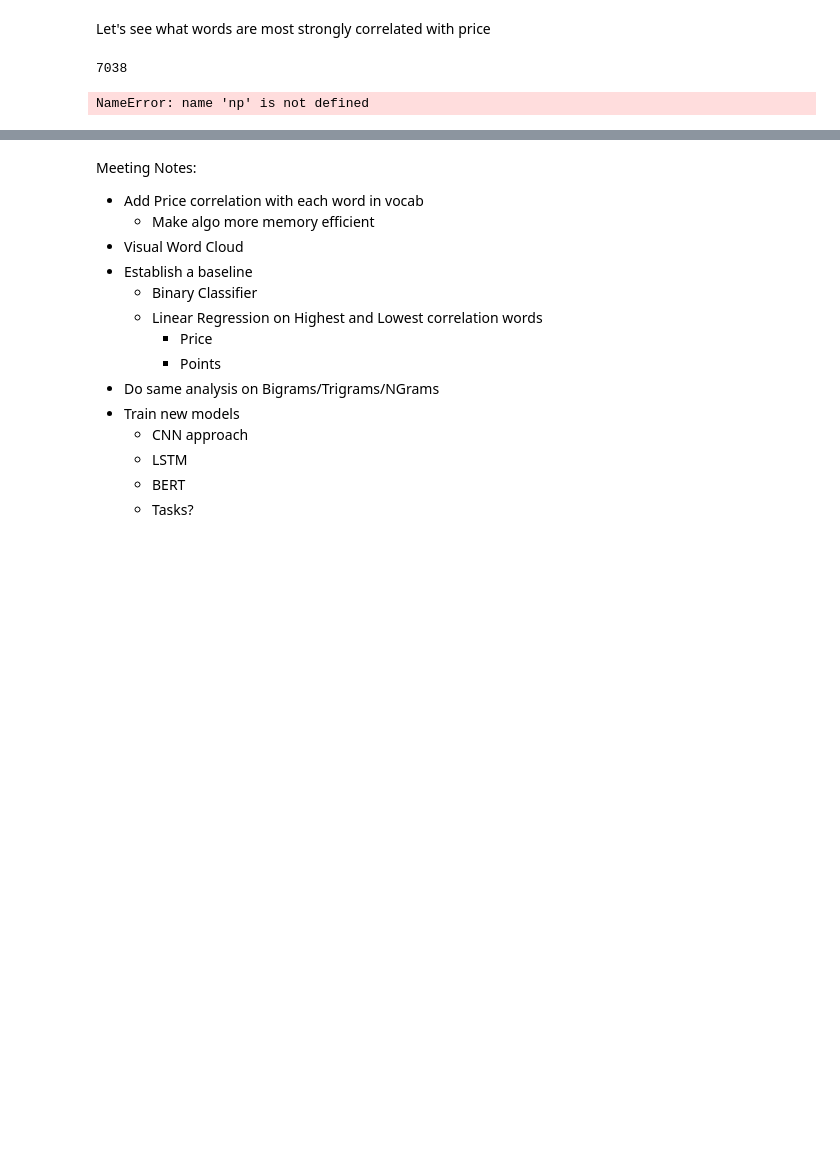
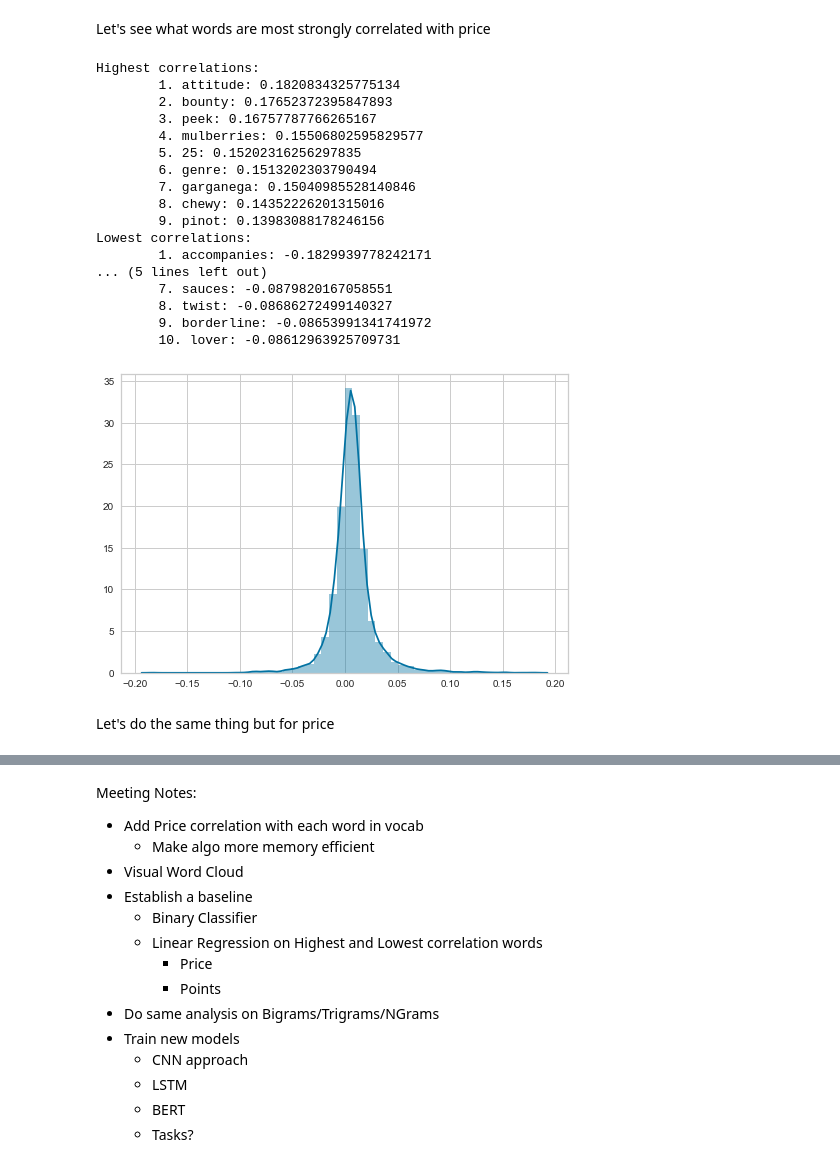
Before and after one commit to AustinDoolittle/WineReviewsNLP, a Jupyter notebook: EDA.ipynb, the cells around one changed output, grey strips where cells are left out. Drawn from its saved outputs; the diff is of its cells as text; code cells hidden in the pictures; blank space fills up the shorter version.

```diff
--- a/EDA.ipynb
+++ b/EDA.ipynb
@@ -329,18 +342,16 @@ Christina Pickard:
 # %% [markdown]
 Let's see what words are most strongly correlated with price
 # %%
-vec = CountVectorizer(
+score_vec = CountVectorizer(
     lowercase=True,
     stop_words=stop_words,
     ngram_range=(1,1),
     min_df=10
 )
-X = vec.fit_transform(train_df.description)
-print(len(vec.vocabulary_))
+X_score = score_vec.fit_transform(train_df.description)
-# %% [output]
-7038
 # %%
-points_np = np.expand_dims(train_df.points, axis=0)
-X_arr = X.toarray().T
-points_np = np.concatenate([X_arr, points_np], axis=0)
-corr_mtx = np.corrcoef(points_np)
+def get_corr(x, y):
+    y = np.expand_dims(y, axis=0)
+    x = x.toarray().T
+    points_np = np.concatenate([x, y], axis=0)
+    return np.corrcoef(points_np)[-1][:-1]
@@ -354,18 +358,46 @@ del corr_mtx
+# %%
+score_corr = get_corr(X_score, train_df.points)
 # %%
-corr_sorted_idx = np.argsort(score_corr)
+def display_corr(corr, vec):
+    n = 10
+    corr_sorted_idx = np.argsort(corr)
+    vocab_words = list(vec.vocabulary_.keys())
 
-n = 10
-vocab_words = list(vec.vocabulary_.keys())
-print('Highest correlations:')
-for i, idx in enumerate(corr_sorted_idx[-1:-n:-1]):
-    corr = score_corr[idx]
-    word = vocab_words[idx]
-    print(f'\t{i+1}. {word}: {corr}')
+    print('Highest correlations:')
+    for i, idx in enumerate(corr_sorted_idx[-1:-n:-1]):
+        corr_val = corr[idx]
+        word = vocab_words[idx]
+        print(f'\t{i+1}. {word}: {corr_val}')
 
-print('Lowest correlations:')
-for i, idx in enumerate(corr_sorted_idx[:n]):
-    corr = score_corr[idx]
-    word = vocab_words[idx]
-    print(f'\t{i+1}. {word}: {corr}')
+    print('Lowest correlations:')
+    for i, idx in enumerate(corr_sorted_idx[:n]):
+        corr_val = corr[idx]
+        word = vocab_words[idx]
+        print(f'\t{i+1}. {word}: {corr_val}')
+
+    # plot the correlations
+    sorted_score_corr = score_corr[corr_sorted_idx]
+    _ = sns.distplot(sorted_score_corr)
+
+display_corr(score_corr, score_vec)
 # %% [output]
-NameError: name 'np' is not defined
+Highest correlations:
+        1. attitude: 0.1820834325775134
+        2. bounty: 0.17652372395847893
+        3. peek: 0.16757787766265167
+        4. mulberries: 0.15506802595829577
+        5. 25: 0.15202316256297835
+        6. genre: 0.1513202303790494
+        7. garganega: 0.15040985528140846
+        8. chewy: 0.14352226201315016
+        9. pinot: 0.13983088178246156
+Lowest correlations:
+        1. accompanies: -0.1829939778242171
+... (5 lines left out)
+        7. sauces: -0.0879820167058551
+        8. twist: -0.08686272499140327
+        9. borderline: -0.08653991341741972
+        10. lover: -0.08612963925709731
+[figure, added]
+# %% [markdown]
+Let's do the same thing but for price
```
Also changed, not shown: parts of 12 cells of this notebook.
